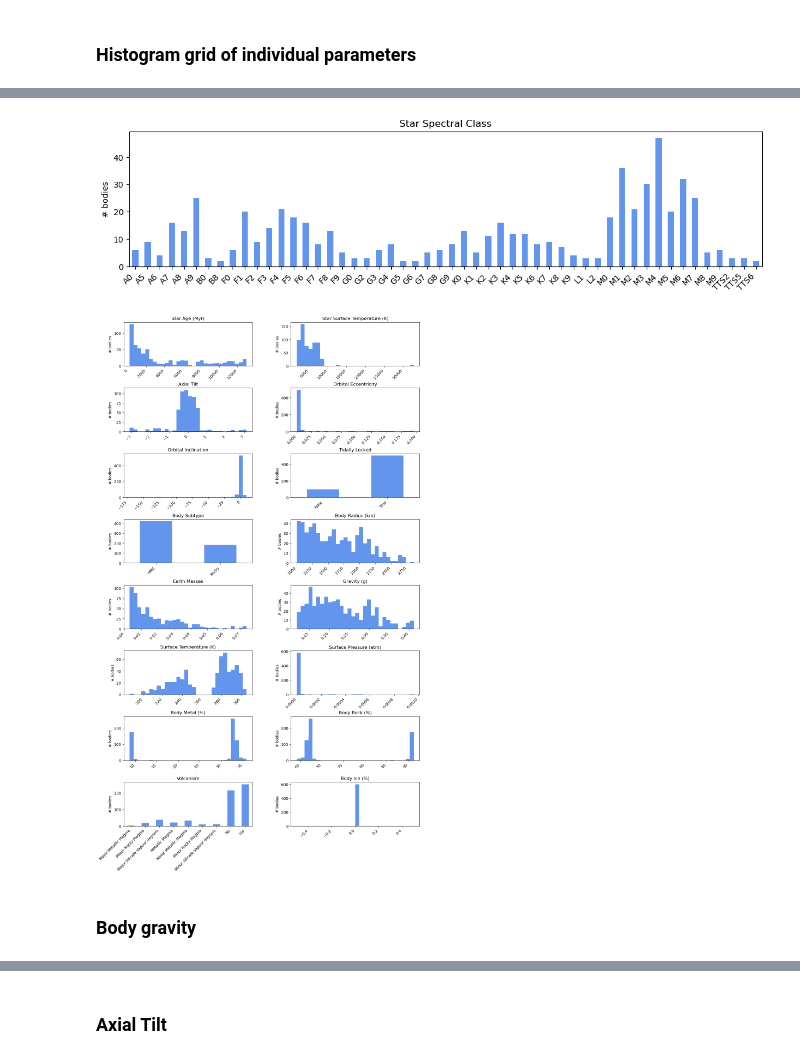
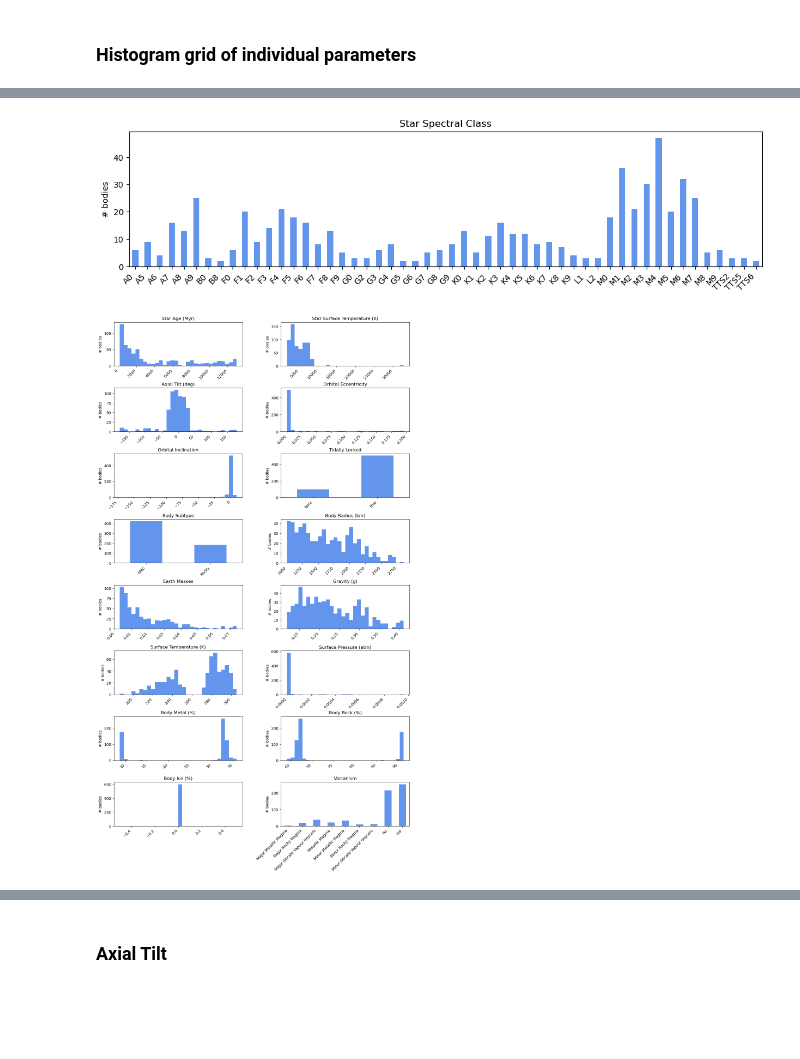
Before and after one commit to Dr-Nozimo/GuardianRuinAnalyses, a Jupyter notebook: ruin_parameters/RuinParameters.ipynb, the cells around one changed output, grey strips where cells are left out. Drawn from its saved outputs; the diff is of its cells as text; code cells hidden in the pictures; blank space fills up the shorter version.

Commit message:
added new data, corrected axial tilt

```diff
--- a/ruin_parameters/RuinParameters.ipynb
+++ b/ruin_parameters/RuinParameters.ipynb
@@ -10,7 +10,12 @@ This notebook is set up to perform analyses on system and body parameters of Gua
 import pandas as pd
 import numpy as np
 
-input_data = pd.read_csv("data/GuardianLogs-FullRuinsData.csv", dtype={"Materials": "string"}, keep_default_na=False)
+input_data = pd.read_csv("data/GuardianLogs-FullRuinsData_2026-08-29.csv", dtype={"Materials": "string"}, keep_default_na=False)
+
+# string_columns = ["Reference", "System Name", "Mod(8)", "Mass Code", "Body", "Ruin Index", "Site Type", "Region", "Primary Star Type", "Star Subtype", "Spectral Class", "Body Name", "Body Type", "Body Subtype", "Tidally Locked", "Parent Type", "Parent Subtype", "Volcanism", "Atmosphere", "Terraforming State", "Materials"]
+# for col in input_data.columns:
+#     if col not in string_columns:
+#         input_data[col] = pd.to_numeric(input_data[col], errors='coerce')
 
 #lines = 1
 #display(input_data.head(lines).style.set_table_attributes('style="display:block; overflow-x:auto; white-space:nowrap;"'))
@@ -35,11 +40,16 @@ processed_data = processed_data.join(parsed).fillna(0)
 
 # Rename some columns, remove unnecessary strings, turn booleans into strings
 processed_data = processed_data.rename(columns={"Surface Pressure (Atmospheres)": "Surface Pressure (atm)", "Luminosity": "Star Luminosity", "Spectral Class": "Star Spectral Class", "Absolute Magnitude": "Star Absolute Magnitude", "Age": "Star Age (Myr)", "Surface Temperature": "Star Surface Temperature (K)", "Body Radius": "Body Radius (km)", "Gravity": "Gravity (g)"})
+processed_data = processed_data.rename(columns={"Axial Tilt": "Axial Tilt (rad)"})
+processed_data["Axial Tilt (deg)"] = processed_data["Axial Tilt (rad)"] * 180 / np.pi
 processed_data["Parent Subtype"] = processed_data["Parent Subtype"].str.replace(" (Brown dwarf)", "", regex=False).replace("", "n/a")
 processed_data["Body Subtype"] = processed_data["Body Subtype"].replace({"High metal content world": "HMC", "Rocky body": "Rocky"})
 processed_data["Volcanism"] = processed_data["Volcanism"].replace({"": "n/a", "No volcanism": "No"})
 processed_data["Atmosphere"] = processed_data["Atmosphere"].replace("No atmosphere", "none")
-processed_data["Tidally Locked"] = processed_data["Tidally Locked"].astype(str)
+processed_data["Tidally Locked"] = processed_data["Tidally Locked"].astype(str).str.lower()
+
+# Calculate density (kg/m3)
+processed_data["Density"] = (processed_data["Earth Masses"] * 5.972e24) / ((4/3) * np.pi * (processed_data["Body Radius (km)"] * 1000) ** 3)
 
 lines = 10
 display(processed_data.head(lines).style.set_properties(**{"white-space": "nowrap"}).set_table_attributes('style="display:block; overflow-x:auto;"'))
@@ -112,30 +122,28 @@ def scatter_plot(x, y, groups=None, colors=None, legend_title=None, alpha=0.7):
 # %%
 groups = [
     (["Site Type", "Mass Code", "Number of Stars", "Body Count", "Star Luminosity", "Star Absolute Magnitude"], 2),
     (["Star Spectral Class"], 1),
-    (["Star Age (Myr)", "Star Surface Temperature (K)", "Axial Tilt", "Orbital Eccentricity", "Orbital Inclination", "Tidally Locked",
+    (["Star Age (Myr)", "Star Surface Temperature (K)", "Axial Tilt (deg)", "Orbital Eccentricity", "Orbital Inclination", "Tidally Locked",
       "Body Subtype", "Body Radius (km)", "Earth Masses", "Gravity (g)", "Surface Temperature (K)", "Surface Pressure (atm)",
-      "Body Metal (%)", "Body Rock (%)", "Volcanism", "Body Ice (%)"], 2)
+      "Body Metal (%)", "Body Rock (%)", "Body Ice (%)", "Volcanism"], 2)
 ]
 
 for columns, ncols in groups:
     nrows = (len(columns) + ncols - 1) // ncols
     fig, axes = plt.subplots(nrows, ncols, figsize=(14, 3 * nrows), squeeze=False, gridspec_kw={"hspace": 0.5, "wspace": 0.3})
     for ax, column in zip(axes.ravel(), columns):
         data = processed_data[column]
         if pd.api.types.is_numeric_dtype(data):
             data.plot.hist(ax=ax, bins=30, color="cornflowerblue")
         else:
             data.value_counts().sort_index().plot.bar(ax=ax, color="cornflowerblue")
         ax.set(title=column, xlabel="", ylabel="# bodies")
         ax.tick_params(axis="x", rotation=45)
         plt.setp(ax.get_xticklabels(), ha="right")
     for ax in axes.ravel()[len(columns):]:
         ax.remove()
     plt.show()
 # %% [output]
 [figure]
 [figure]
-[figure, old version]
+[figure, new version]
-# %% [markdown]
-### Body gravity
```
Also changed, not shown: parts of 16 cells of this notebook, 2 other files.
